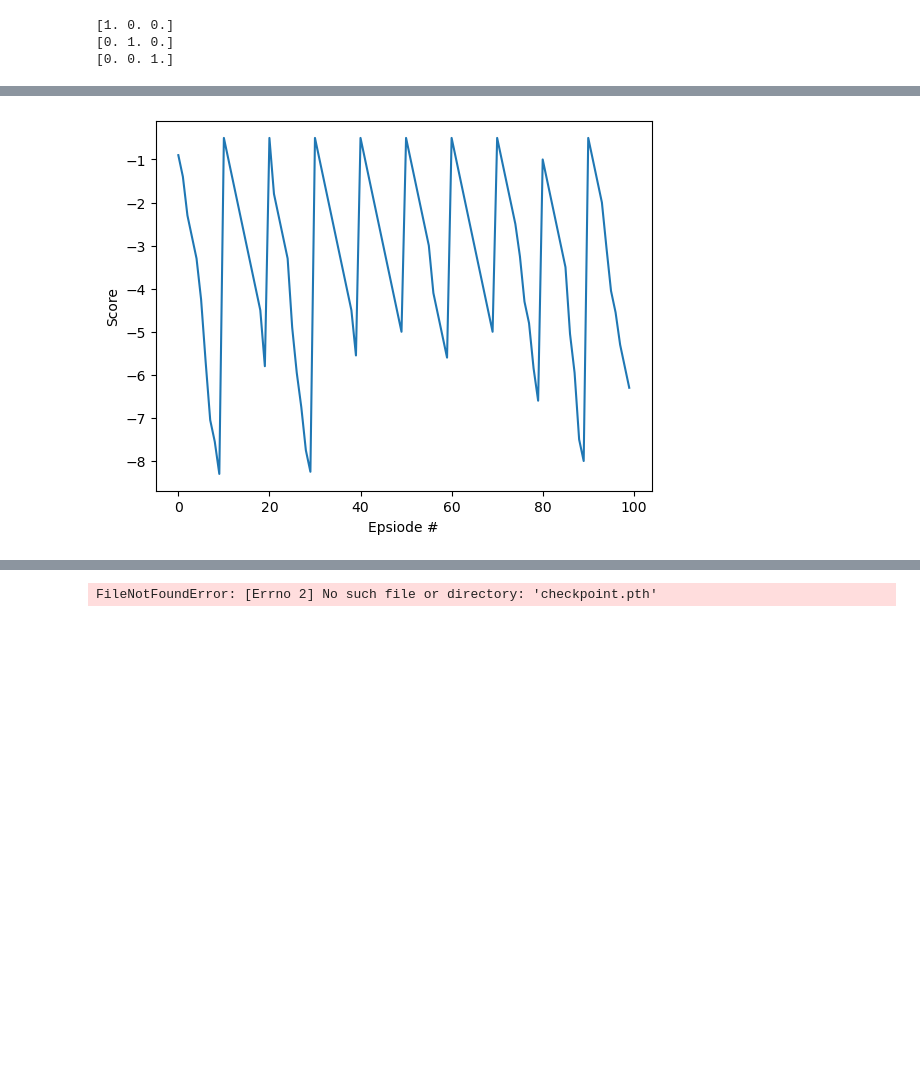
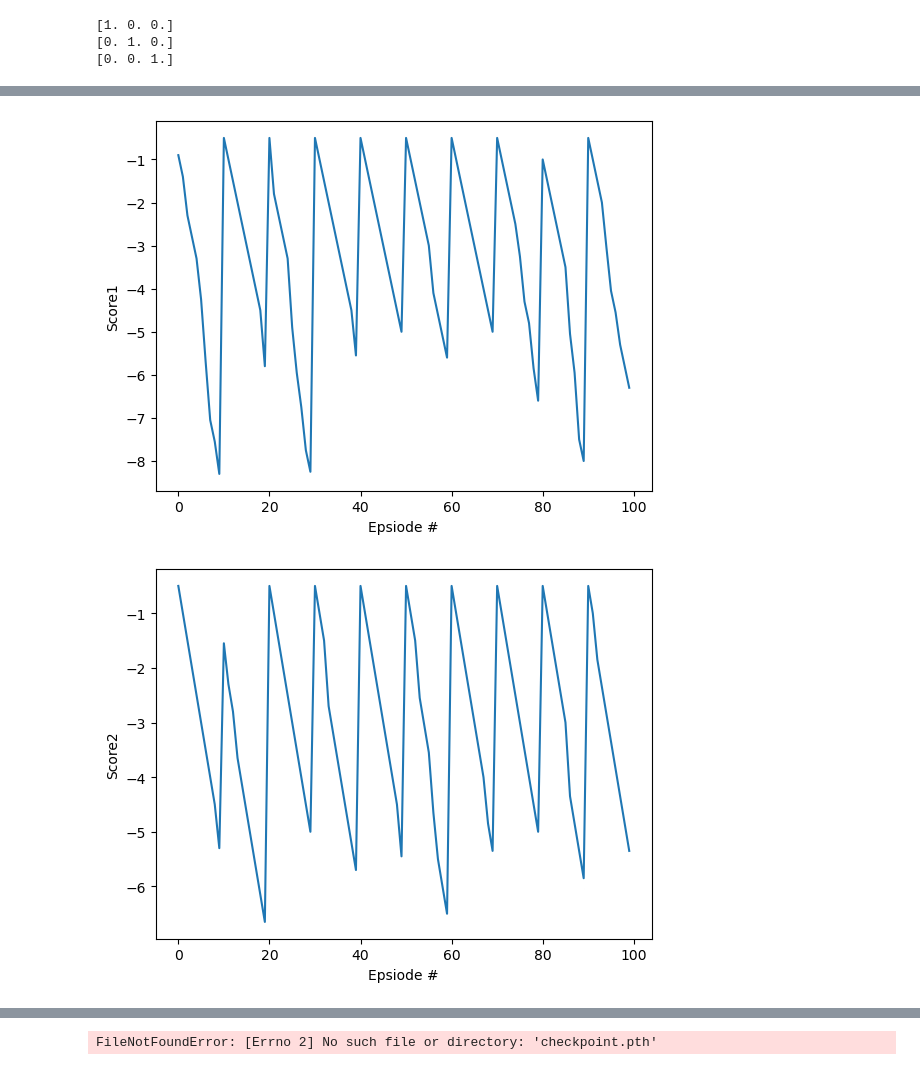
Before and after one commit to lyejy/agent-aeronauts-MARL, a Jupyter notebook: DQN.ipynb, the cells around one changed output, grey strips where cells are left out. Saved outputs shown, nothing was run; the diff lists cells and outputs as text; code cells hidden in the pictures; blank space fills up the shorter version.

Commit message:
implement 3 graph

```diff
--- a/DQN.ipynb
+++ b/DQN.ipynb
@@ -569,13 +569,18 @@ class TwoAirportSchedEnv(gym.Env):
 
         self.dep_agent.step(state,action,total_reward,obs,done)
         self.arv_agent.step(state,action,total_reward,obs,done)
-
+        rewards = []
         #for those airport that are not affected
         for id,agent in self.agents.items():
+
             if id != self.dep_agent.airport_id and id != self.arv_agent.airport_id:
                 agent.step(state,action,reward_time_step,obs,done)
+                rewards.append(reward_time_step)
+            else:
+                rewards.append(total_reward)
 
-        return obs, total_reward, done, {}
+
+        return obs, rewards, done, {}
 
     def _next_observation(self):
         self.get_req()
@@ -935,15 +940,21 @@ def dqn(n_episodes= 10, max_t = 10, eps_start=1.0, eps_end = 0.01,
         eps_decay (float): mutiplicative factor (per episode) for decreasing epsilon
 
     """
-    scores = [] # list containing score from each episode
-    scores_window = deque(maxlen=100) # last 100 scores
+    scores1 = [] # list containing score from each episode
+    scores_window1 = deque(maxlen=100) # last 100 scores
+    scores2 = [] # list containing score from each episode
+    scores_window2 = deque(maxlen=100) # last 100 scores
+    scores3 = [] # list containing score from each episode
+    scores_window3 = deque(maxlen=100) # last 100 scores
     eps = eps_start
     for i_episode in range(1, n_episodes+1):
         state = env.reset()
         # print(state)
         # print(type(state))
         # print(np.asarray(state[0]))
-        score = 0
+        score1 = 0
+        score2 = 0
+        score3 = 0
         for t in range(max_t):
             # print(np.asarray(state[0]))
             # print("here")
@@ -951,7 +962,7 @@ def dqn(n_episodes= 10, max_t = 10, eps_start=1.0, eps_end = 0.01,
 
             # print(action)
             # print(env.step(action))obs, total_reward, done, {}
-            next_state,reward,done,_ = env.step(state,eps)
+            next_state,rewards,done,_ = env.step(state,eps)
             # print(next_state)
             # agent.step(state,action,reward,next_state,done) #move this into env
             ## above step decides whether we will train(learn) the network
@@ -960,30 +971,52 @@ def dqn(n_episodes= 10, max_t = 10, eps_start=1.0, eps_end = 0.01,
             ## train the network or otherwise we will add experience tuple in our
             ## replay buffer.
             state = next_state
-            score += reward
+            print(rewards[0])
+            score1 += rewards[0]
+            score2 += rewards[1]
+            score3 += rewards[2]
             if done:
                 break
-            scores_window.append(score) ## save the most recent score
-            scores.append(score) ## sae the most recent score
+            scores_window1.append(score1) ## save the most recent score
+            scores1.append(score1) ## sae the most recent score
+            scores_window2.append(score2) ## save the most recent score
+            scores2.append(score2) ## sae the most recent score
+            scores_window3.append(score3) ## save the most recent score
+            scores3.append(score3) ## sae the most recent score
             eps = max(eps*eps_decay,eps_end)## decrease the epsilon
-            print('\rEpisode {}\tAverage Score {:.2f}'.format(i_episode,np.mean(scores_window)), end="")
+            print('\rEpisode {}\tAverage Score {:.2f}'.format(i_episode,np.mean(scores_window1)), end="")
             if i_episode %100==0:
-                print('\rEpisode {}\tAverage Score {:.2f}'.format(i_episode,np.mean(scores_window)))
+                print('\rEpisode {}\tAverage Score {:.2f}'.format(i_episode,np.mean(scores_window1)))
 
-            if np.mean(scores_window)>=100.0:
+            if np.mean(scores_window1)>=100.0:
                 print('\nEnvironment solve in {:d} epsiodes!\tAverage score: {:.2f}'.format(i_episode-100,
                                                                                            np.mean(scores_window)))
                 torch.save(agent.qnetwork_local.state_dict(),'checkpoint.pth')
                 break
-    return scores
+    return scores1,scores2,scores3
 
-scores= dqn()
+scores1,scores2,scores3= dqn()
+
 
 #plot the scores
 fig = plt.figure()
 ax = fig.add_subplot(111)
 plt.plot(np.arange(len(scores)),scores)
-plt.ylabel('Score')
+plt.ylabel('Score1')
 plt.xlabel('Epsiode #')
 plt.show()
+
+fig2 = plt.figure()
+ax2 = fig2.add_subplot(111)
+plt.plot(np.arange(len(scores2)),scores2)
+plt.ylabel('Score2')
+plt.xlabel('Epsiode #')
+plt.show()
+
+fig3 = plt.figure()
+ax3 = fig3.add_subplot(111)
+plt.plot(np.arange(len(scores3)),scores3)
+plt.ylabel('Score3')
+plt.xlabel('Epsiode #')
+plt.show()
 # %% [output]
@@ -1007 +1040,2 @@ Episode 10      Average Score -3.35
 [figure]
+[figure, added]
```
Also changed, not shown: parts of 1 cell of this notebook.
